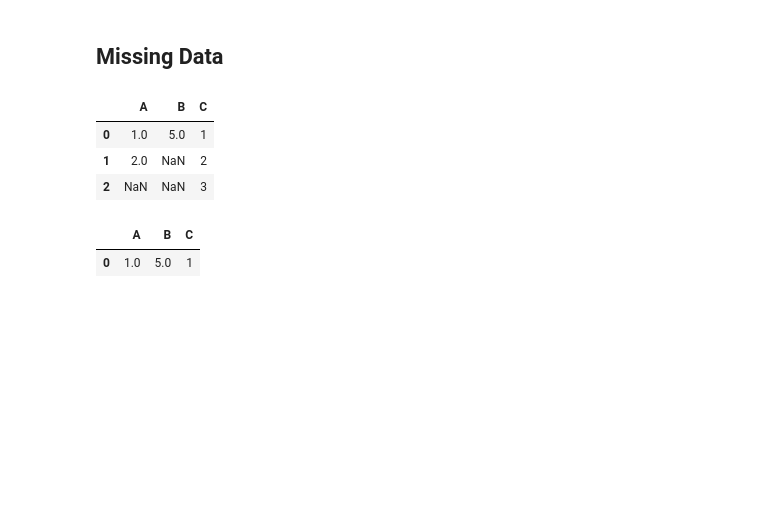
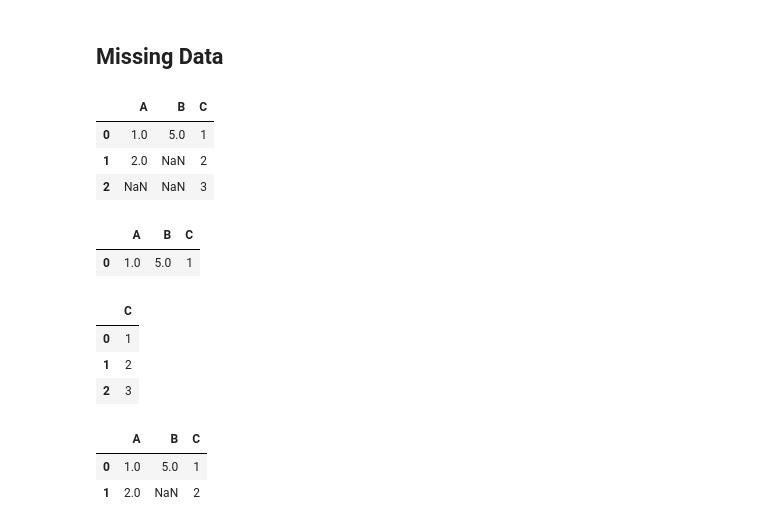
Before and after one commit to majikthise911/notes, a Jupyter notebook: udemyPythonForFinance/notes.ipynb, the cells around one changed output. Drawn from its saved outputs; the diff is of its cells as text; code cells hidden in the pictures; blank space fills up the shorter version.

```diff
--- a/udemyPythonForFinance/notes.ipynb
+++ b/udemyPythonForFinance/notes.ipynb
@@ -499,3 +499,16 @@ df.dropna() # this will drop any row that has a NaN value
 # %% [output]
 |  | A | B | C |
 | 0 | 1.0 | 5.0 | 1 |
+# %%
+df.dropna(axis=1) # this will drop any columns that has a NaN value
+# %% [output]
+|  | C |
+| 0 | 1 |
+| 1 | 2 |
+| 2 | 3 |
+# %%
+df.dropna(thresh=2) # this will drop any rows that have less than 2 non NaN values
+# %% [output]
+|  | A | B | C |
+| 0 | 1.0 | 5.0 | 1 |
+| 1 | 2.0 | NaN | 2 |
```
Also changed, not shown: parts of 2 cells of this notebook.
